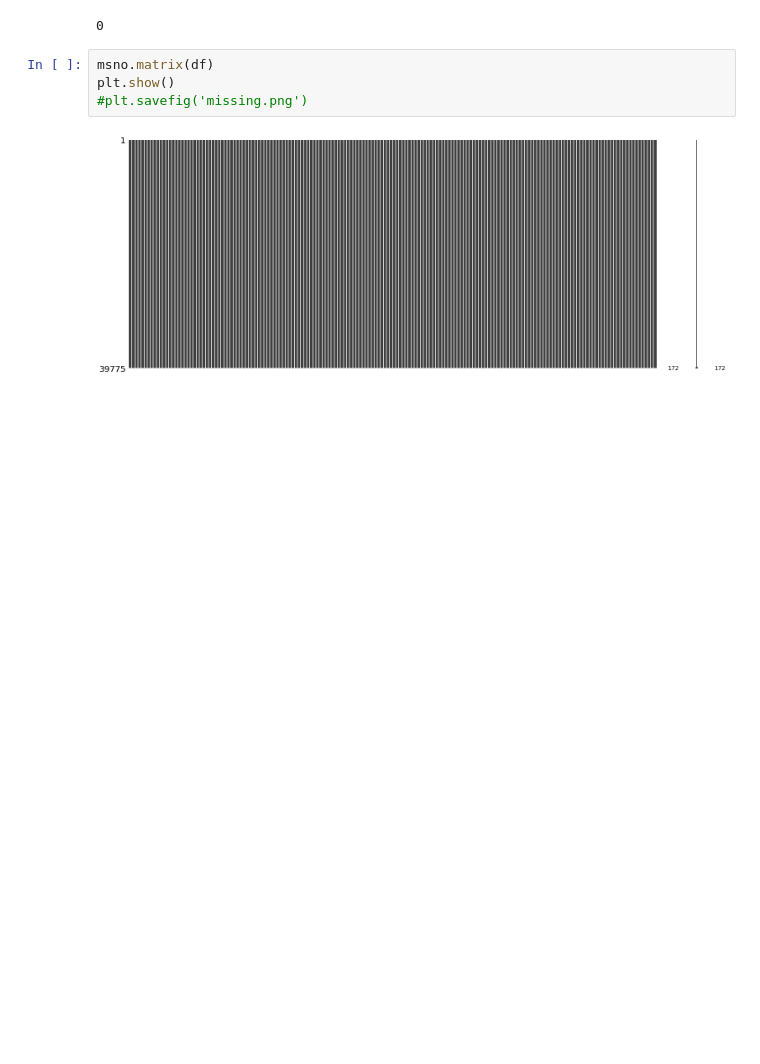
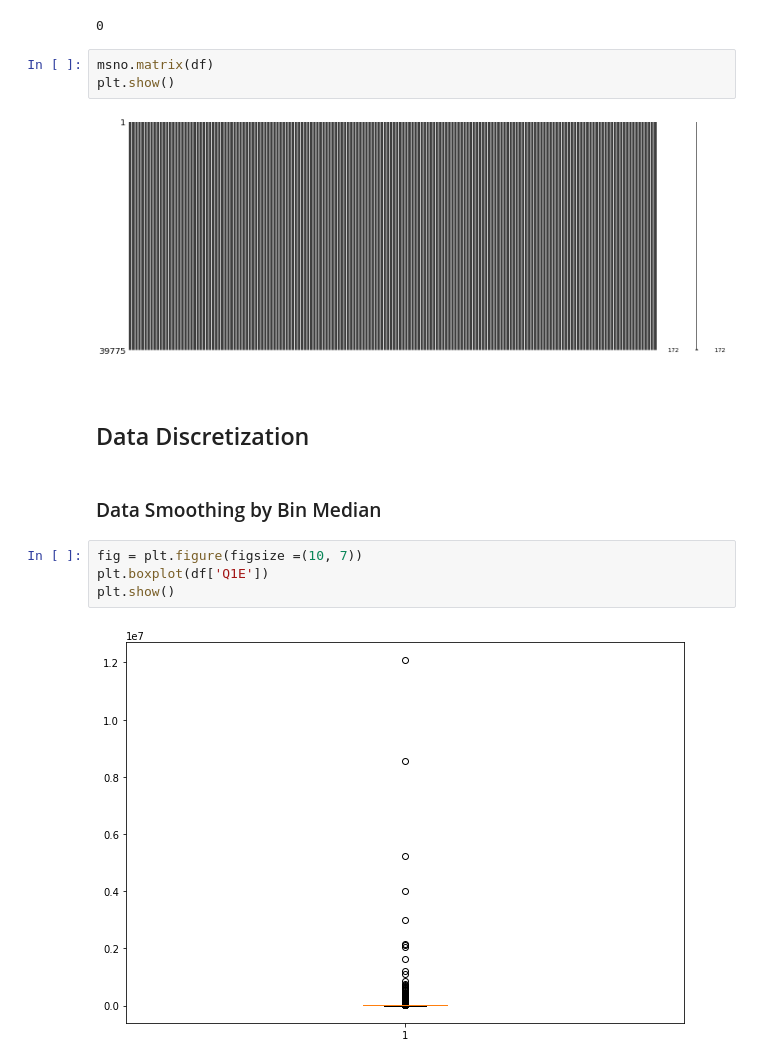
Before and after one commit to SHARMINI-JOSEPH/WQD7003_DATA-ANALYTICS-ASSIGNMENT_G6-1, a Jupyter notebook: Prediction of mood disorders among DASS survey participants.ipynb, the cells around one changed output. Drawn from its saved outputs; the diff is of its cells as text; blank space fills up the shorter version.

```diff
--- a/Prediction of mood disorders among DASS survey participants.ipynb
+++ b/Prediction of mood disorders among DASS survey participants.ipynb
@@ -189,6 +268,17 @@ sum(df.isna().sum())
 # %%
 msno.matrix(df)
 plt.show()
-#plt.savefig('missing.png')
 # %% [output]
 [figure]
+# %% [markdown]
+<a class="anchor" id="noise"></a>
+# %% [markdown]
+## Data Discretization <a class="anchor" id="median"></a>
+# %% [markdown]
+### Data Smoothing by Bin Median
+# %%
+fig = plt.figure(figsize =(10, 7))
+plt.boxplot(df['Q1E'])
+plt.show()
+# %% [output]
+[figure, added]
```
Also changed, not shown: parts of 47 cells of this notebook, 1 other file.
